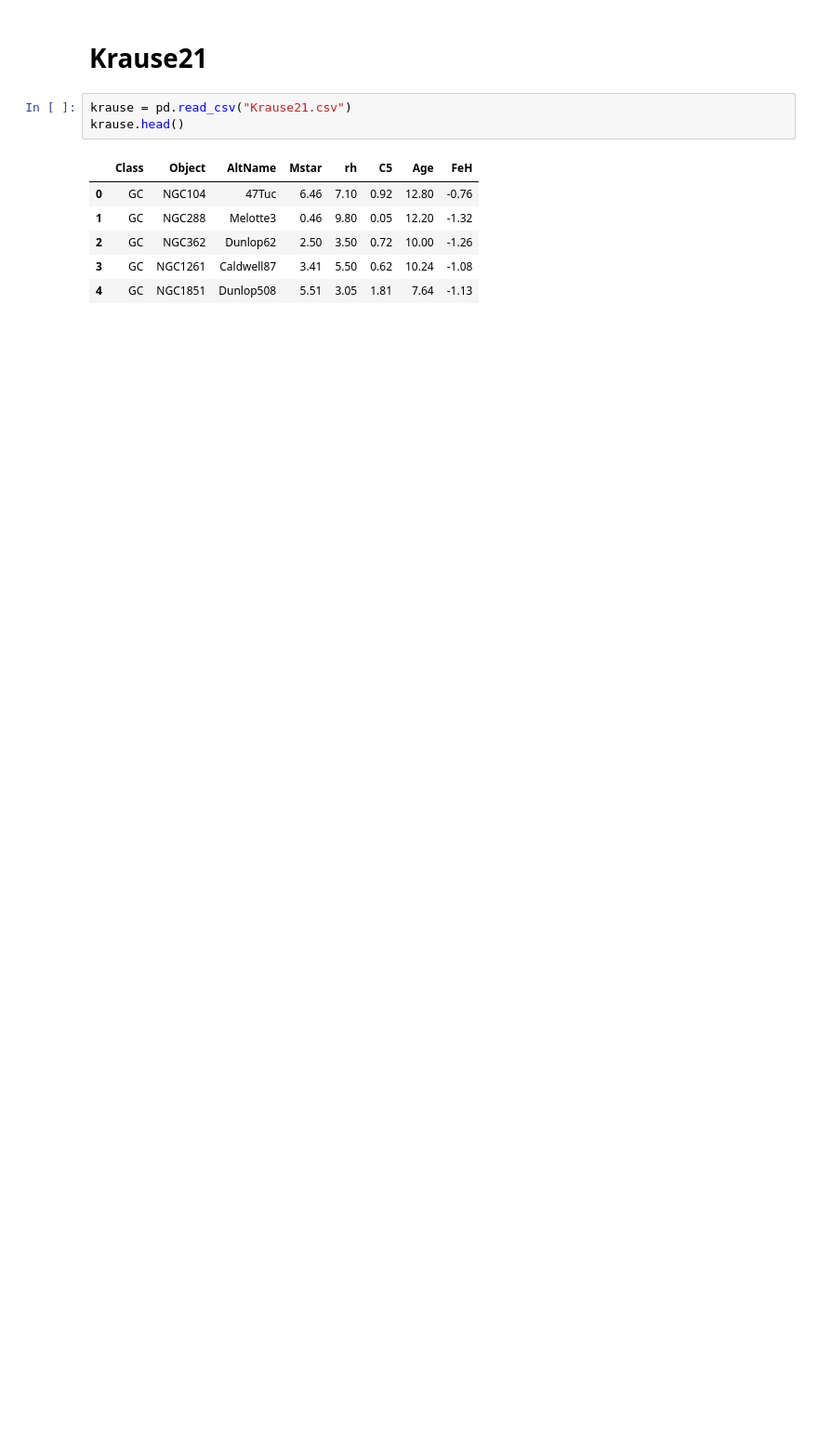
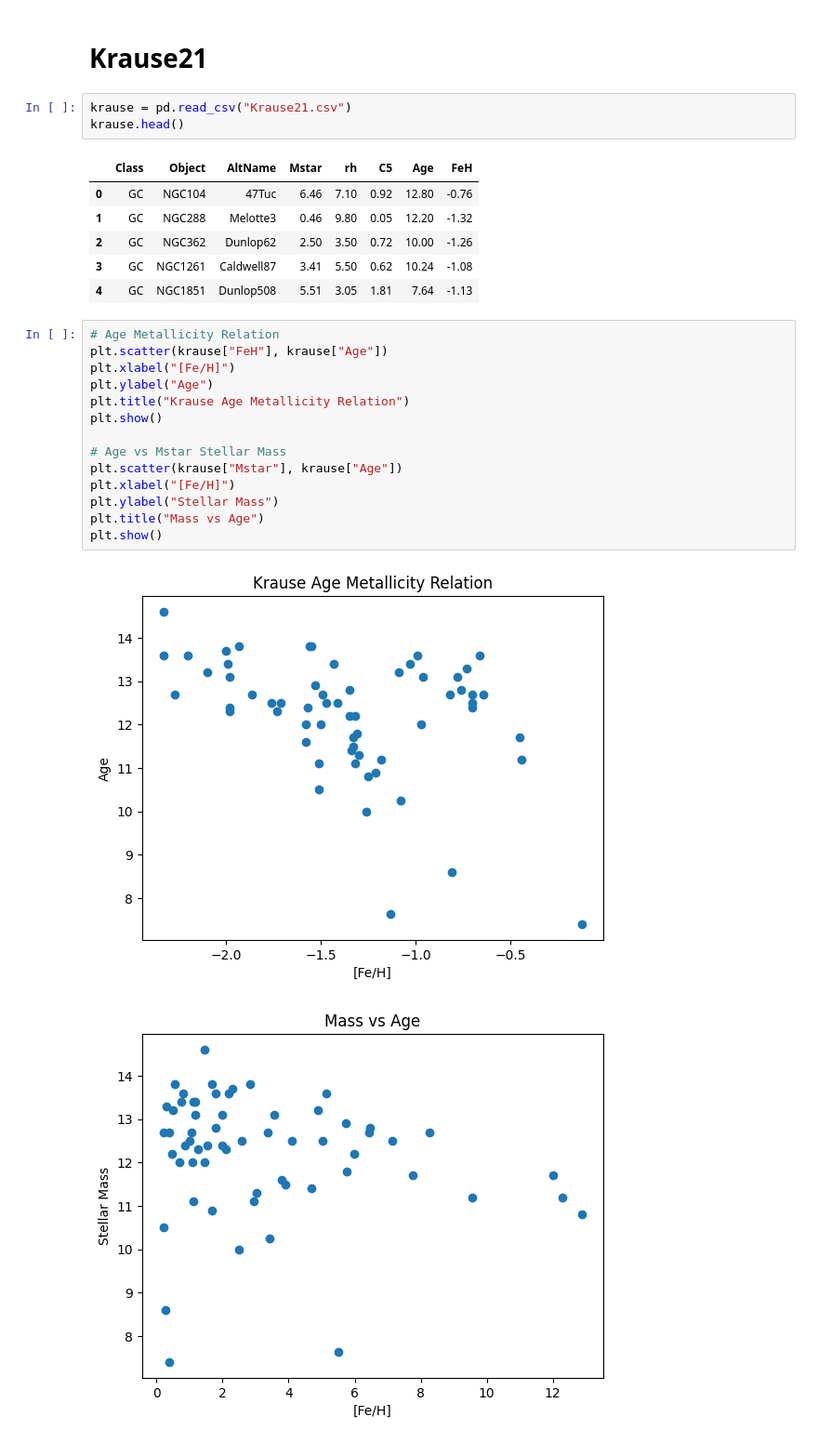
Before and after one commit to sleepdepr1ved/PHYS3116_Team, a Jupyter notebook: project.ipynb, the cells around one changed output. Shown: that part at 93% size. Saved outputs shown, nothing was run; the diff lists cells and outputs as text; blank space fills up the shorter version.

```diff
--- a/project.ipynb
+++ b/project.ipynb
@@ -87,3 +115,20 @@ krause.head()
 | 2 | GC | NGC362 | Dunlop62 | 2.50 | 3.50 | 0.72 | 10.00 | -1.26 |
 | 3 | GC | NGC1261 | Caldwell87 | 3.41 | 5.50 | 0.62 | 10.24 | -1.08 |
 | 4 | GC | NGC1851 | Dunlop508 | 5.51 | 3.05 | 1.81 | 7.64 | -1.13 |
+# %%
+# Age Metallicity Relation
+plt.scatter(krause["FeH"], krause["Age"])
+plt.xlabel("[Fe/H]")
+plt.ylabel("Age")
+plt.title("Krause Age Metallicity Relation")
+plt.show()
+
+# Age vs Mstar Stellar Mass
+plt.scatter(krause["Mstar"], krause["Age"])
+plt.xlabel("[Fe/H]")
+plt.ylabel("Stellar Mass")
+plt.title("Mass vs Age")
+plt.show()
+# %% [output]
+[figure, added]
+[figure, added]
```
Also changed, not shown: parts of 2 cells of this notebook.
